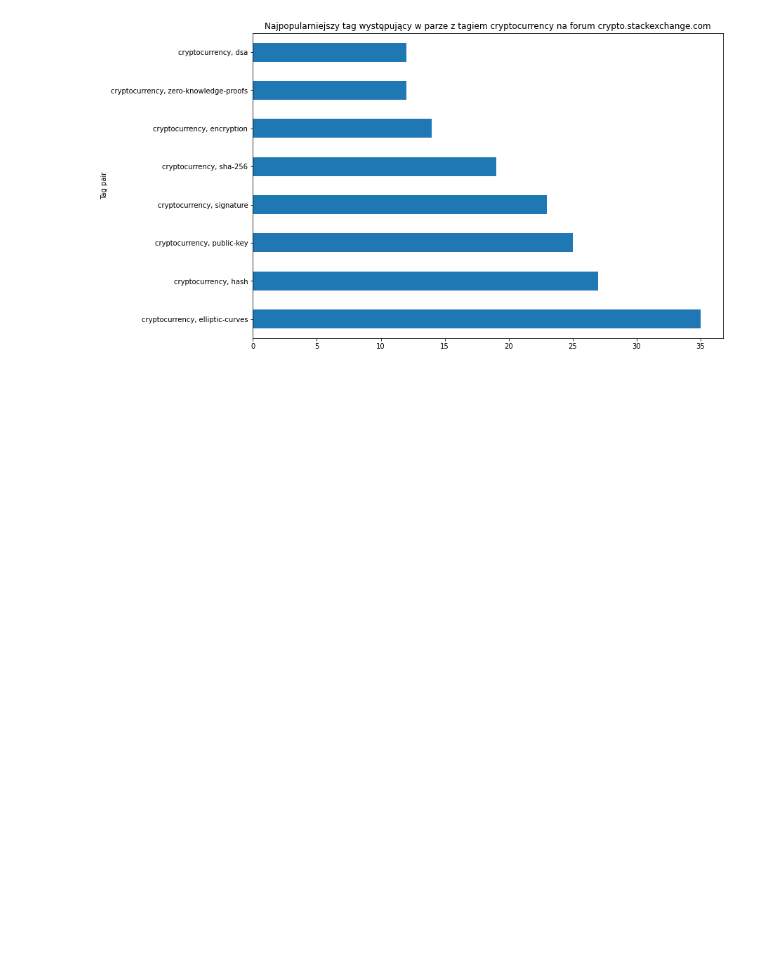
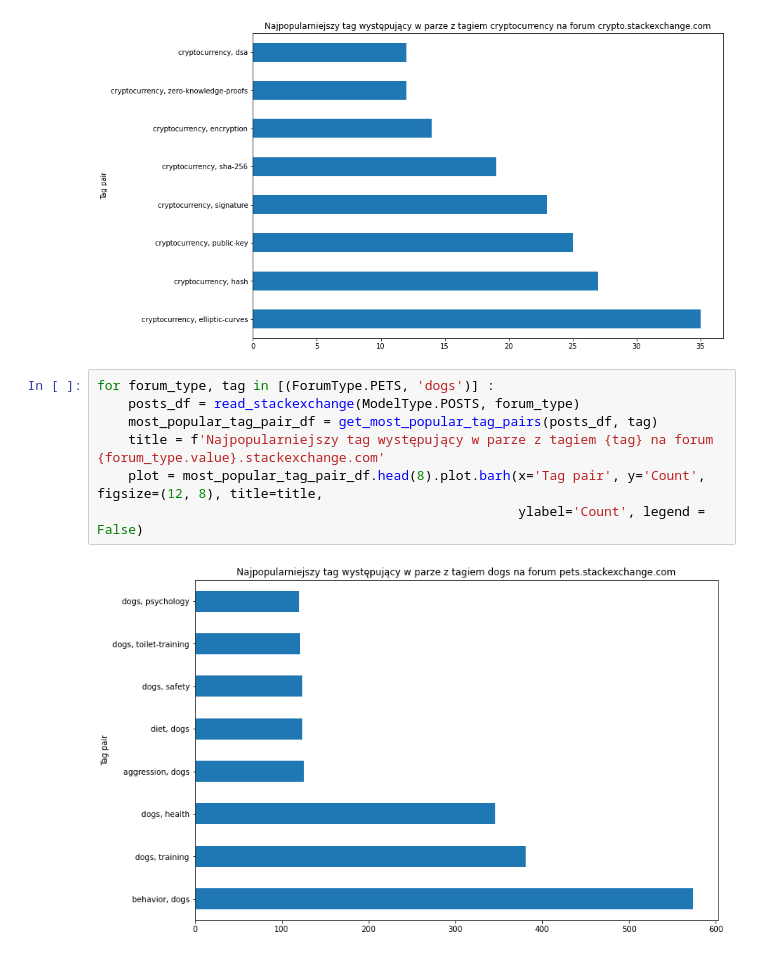
Before and after one commit to Sorebit/pdrpy-pd-2, a Jupyter notebook: notebooks/tags.ipynb, the cells around one changed output. Saved outputs shown, nothing was run; the diff lists cells and outputs as text; blank space fills up the shorter version.

```diff
--- a/notebooks/tags.ipynb
+++ b/notebooks/tags.ipynb
@@ -58,3 +58,12 @@ for forum_type, tag in [(ForumType.PETS, 'cats'), (ForumType.CRYPTO, 'cryptocurr
 # %% [output]
 [figure]
 [figure]
+# %%
+for forum_type, tag in [(ForumType.PETS, 'dogs')] :
+    posts_df = read_stackexchange(ModelType.POSTS, forum_type)
+    most_popular_tag_pair_df = get_most_popular_tag_pairs(posts_df, tag)
+    title = f'Najpopularniejszy tag występujący w parze z tagiem {tag} na forum {forum_type.value}.stackexchange.com'
+    plot = most_popular_tag_pair_df.head(8).plot.barh(x='Tag pair', y='Count', figsize=(12, 8), title=title,
+                                                      ylabel='Count', legend = False)
+# %% [output]
+[figure, added]
```
Also changed, not shown: parts of 1 cell of this notebook, 2 other files.
